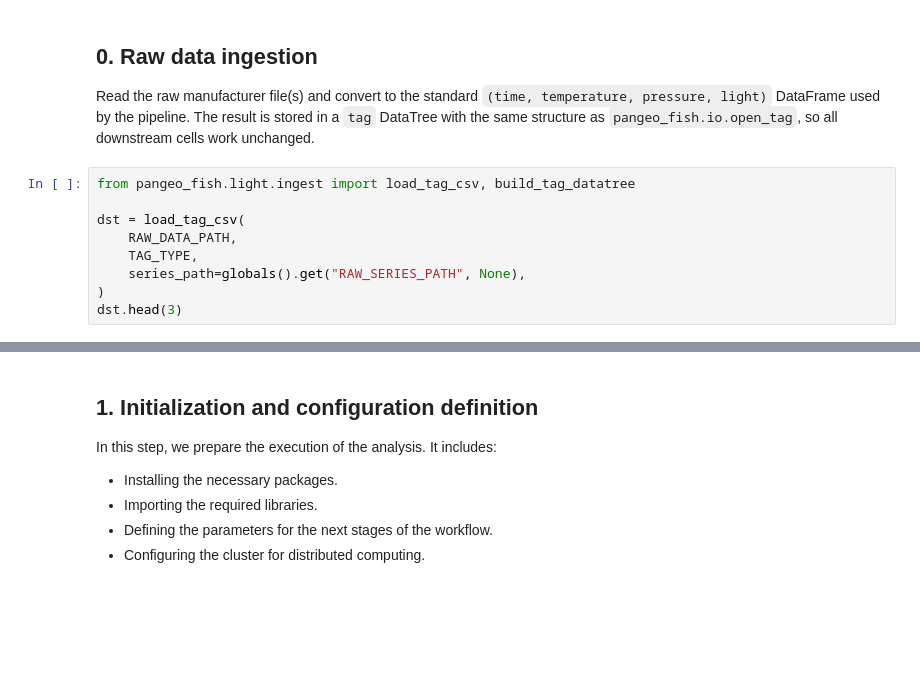
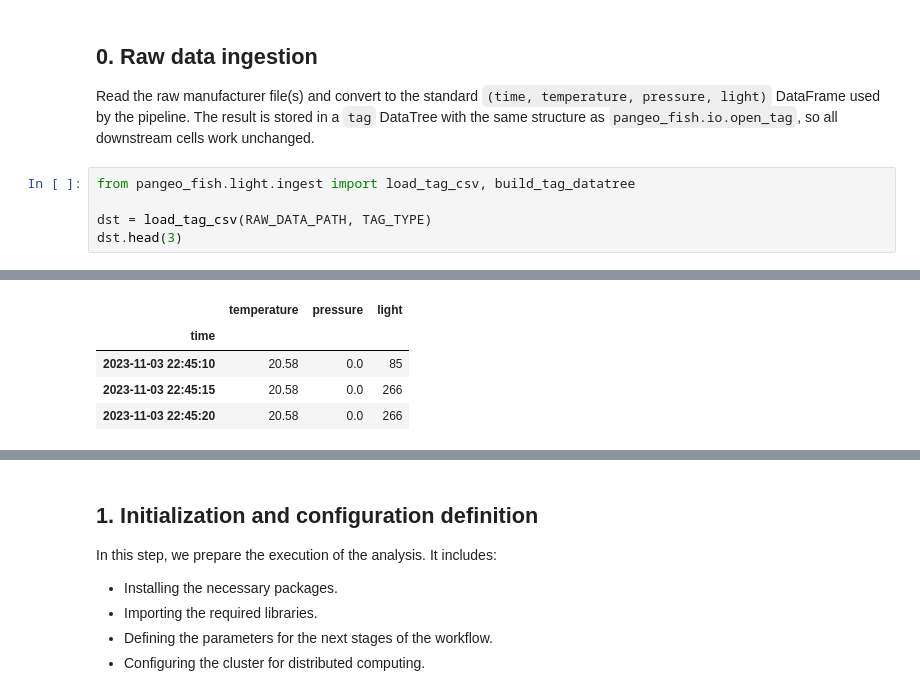
Before and after one commit to capetienne/pangeo-fish-public, a Jupyter notebook: notebooks/pangeo_fish_with_light_try_generic.ipynb, the cells around one changed output, grey strips where cells are left out. Saved outputs shown, nothing was run; the diff lists cells and outputs as text; blank space fills up the shorter version.

Commit message:
ingest: wc_psat reads Series.csv directly
Replace DailyData.csv+splice logic with direct Series.csv parsing.
Rename tag_type wc_psat_daily -> wc_psat. load_tag_csv now takes only
path and tag_type.

```diff
--- a/notebooks/pangeo_fish_with_light_try_generic.ipynb
+++ b/notebooks/pangeo_fish_with_light_try_generic.ipynb
@@ -37,10 +37,6 @@ The result is stored in a `tag` DataTree with the same structure as
 # %%
 from pangeo_fish.light.ingest import load_tag_csv, build_tag_datatree
 
-dst = load_tag_csv(
-    RAW_DATA_PATH,
-    TAG_TYPE,
-    series_path=globals().get("RAW_SERIES_PATH", None),
-)
+dst = load_tag_csv(RAW_DATA_PATH, TAG_TYPE)
 dst.head(3)
 # %% [output]
@@ -48,3 +44,8 @@ NameError: name 'TIME_CORRECTION' is not defined
+|  | temperature | pressure | light |
+| time |  |  |  |
+| 2023-11-03 22:45:10 | 20.58 | 0.0 | 85 |
+| 2023-11-03 22:45:15 | 20.58 | 0.0 | 266 |
+| 2023-11-03 22:45:20 | 20.58 | 0.0 | 266 |
 # %%
 tag, tag_log, time_slice = build_tag_datatree(
     dst,
```
Also changed, not shown: parts of 3 cells of this notebook, 1 other file.
